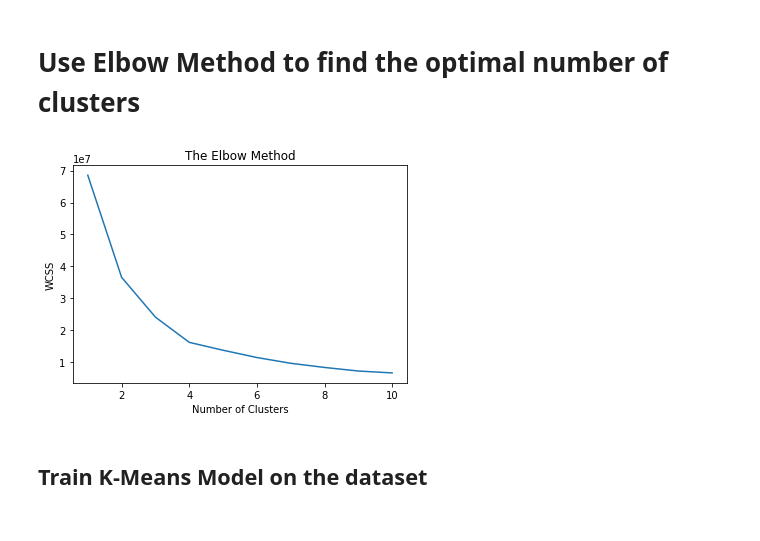
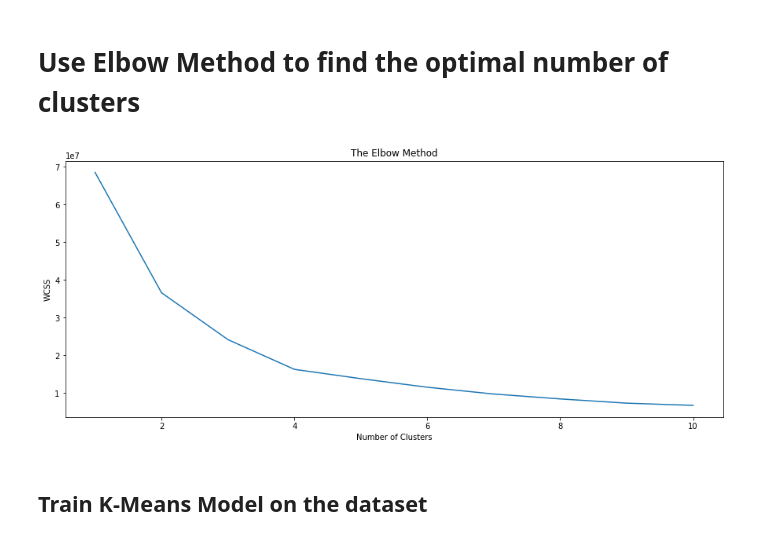
Before and after one commit to sjpozzuoli/Daves_Eagles, a Jupyter notebook: unsupervised_analysis_group_project.ipynb, the cells around one changed output. Drawn from its saved outputs; the diff is of its cells as text; code cells hidden in the pictures.

```diff
--- a/unsupervised_analysis_group_project.ipynb
+++ b/unsupervised_analysis_group_project.ipynb
@@ -155,23 +155,25 @@ print(X)
 # %%
 # Implement Elbow Method
 # Run the K-Means algo several times with a seperate number of clusters
 from sklearn.cluster import KMeans
 
 # For loop with K-Means for 10 different number of clusters (1-10)
 wcss = []
 
 for i in range(1, 11):
   kmeans = KMeans(n_clusters = i, init = 'k-means++', random_state = 42)
   kmeans.fit(X)
   wcss.append(kmeans.inertia_)
 
+plt.figure(figsize=(15,6))
+
 plt.plot(range(1, 11), wcss)
 plt.title('The Elbow Method')
 plt.xlabel('Number of Clusters')
 plt.ylabel('WCSS')
 plt.show()
 # %% [output]
-[figure, old version]
+[figure, new version]
 # %% [markdown]
 ## Train K-Means Model on the dataset
 # %%
```
Also changed, not shown: parts of 9 cells of this notebook.
